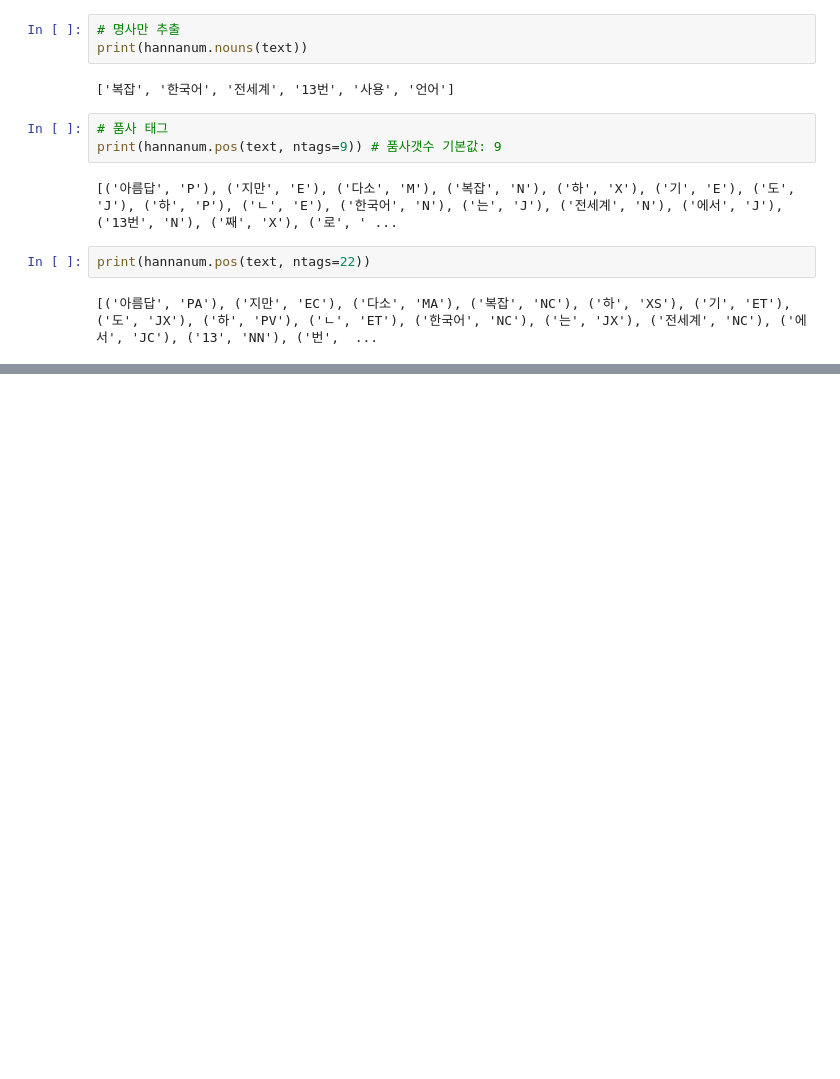
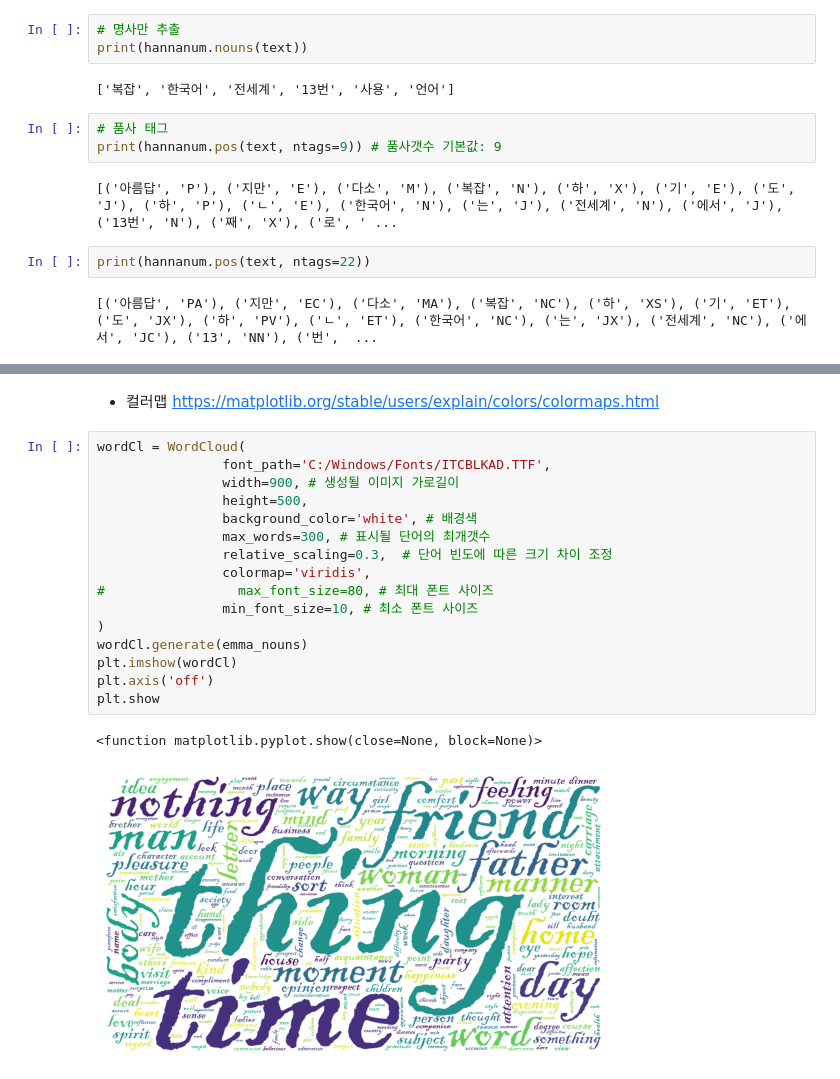
Before and after one commit to ksmindpks/ai_x, a Jupyter notebook: source/07_자연어처리/ch02_한글 형태소 분석_시각화.ipynb, the cells around one changed output, grey strips where cells are left out. Cells and saved outputs as stored; diff of their text form; blank space fills up the shorter version.

```diff
--- a/source/07_자연어처리/ch02_한글 형태소 분석_시각화.ipynb
+++ b/source/07_자연어처리/ch02_한글 형태소 분석_시각화.ipynb
@@ -92,0 +269,22 @@ print(hannanum.pos(text, ntags=22))
+# %% [markdown]
+- 컬러맵
+    https://matplotlib.org/stable/users/explain/colors/colormaps.html
+# %%
+wordCl = WordCloud(
+                font_path='C:/Windows/Fonts/ITCBLKAD.TTF',
+                width=900, # 생성될 이미지 가로길이
+                height=500,
+                background_color='white', # 배경색
+                max_words=300, # 표시될 단어의 최개갯수
+                relative_scaling=0.3,  # 단어 빈도에 따른 크기 차이 조정
+                colormap='viridis',
+#                 max_font_size=80, # 최대 폰트 사이즈
+                min_font_size=10, # 최소 폰트 사이즈
+)
+wordCl.generate(emma_nouns)
+plt.imshow(wordCl)
+plt.axis('off')
+plt.show
+# %% [output]
+<function matplotlib.pyplot.show(close=None, block=None)>
+[figure, added]
```
Also changed, not shown: parts of 55 cells of this notebook, 20 other files.
